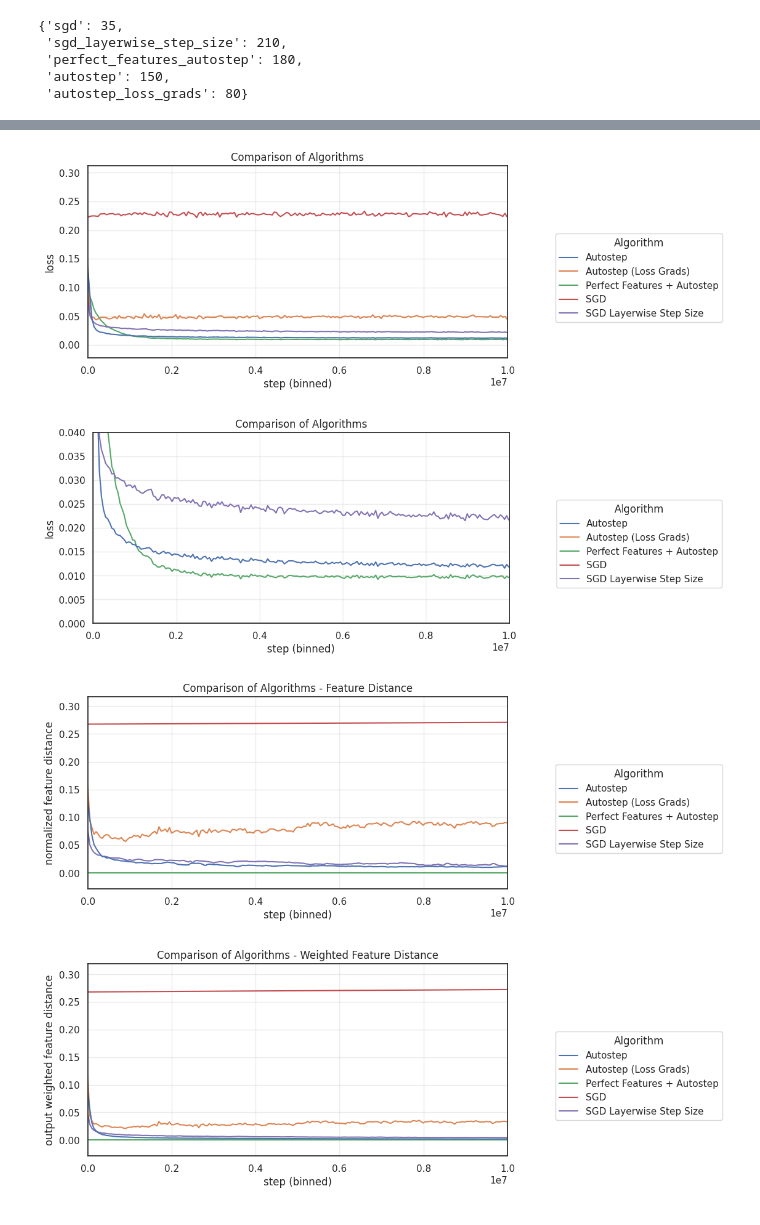
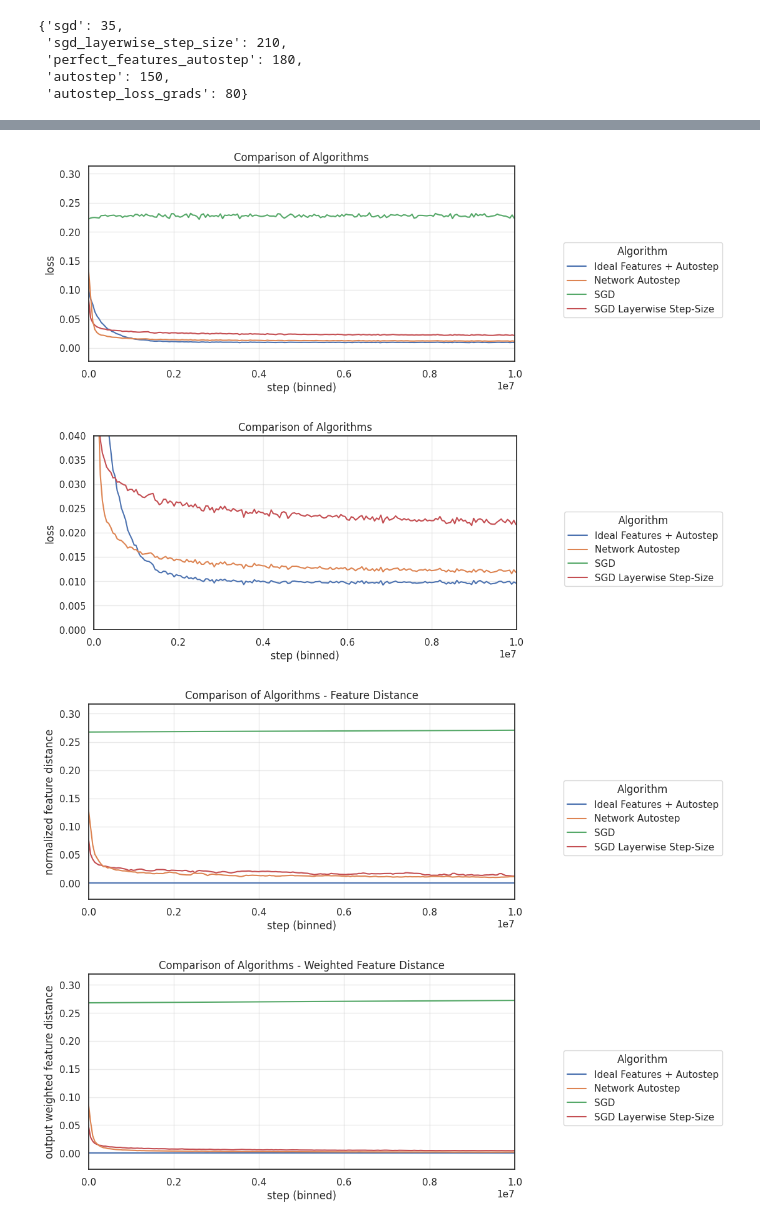
Before and after one commit to ejmejm/phd_research, a Jupyter notebook: phd/feature_search/analysis/paper_v4/ns_grad_descent.ipynb, the cells around one changed output, grey strips where cells are left out. Drawn from its saved outputs; the diff is of its cells as text; code cells hidden in the pictures.

```diff
--- a/phd/feature_search/analysis/paper_v4/ns_grad_descent.ipynb
+++ b/phd/feature_search/analysis/paper_v4/ns_grad_descent.ipynb
@@ -34,7 +34,7 @@ config_dfs, run_dfs = load_experiment_data(config_data_path, run_data_path)
  'autostep_loss_grads': 80}
 # %%
 print("_____Best Hyperparameter Configurations_____")
-best_config_dfs, best_run_dfs = get_best_ablation_values(config_dfs, run_dfs)
+best_config_dfs, best_run_dfs, best_ablation_values = get_best_ablation_values(config_dfs, run_dfs)
 # %% [output]
 _____Best Hyperparameter Configurations_____
 
@@ -84,10 +84,10 @@ combined_config_df = pd.concat(list(best_config_dfs.values()))
 
 algo_map = {
     'sgd': 'SGD',
-    'sgd_layerwise_step_size': 'SGD Layerwise Step Size',
-    'autostep': 'Autostep',
-    'autostep_loss_grads': 'Autostep (Loss Grads)',
-    'perfect_features_autostep': 'Perfect Features + Autostep',
+    'sgd_layerwise_step_size': 'SGD Layerwise Step-Size',
+    'autostep': 'Network Autostep',
+    # 'autostep_loss_grads': 'Autostep (Loss Grads)',
+    'perfect_features_autostep': 'Ideal Features + Autostep',
 }
 
 # Only keep rows whose sweep_name is in algo_map
@@ -133,34 +133,34 @@ plot_learning_curves(
 plt.title('Comparison of Algorithms - Feature Distance')
 plt.show()
 
 plot_learning_curves(
     run_df = combined_run_df,
     config_df = combined_config_df,
     n_bins = 200,
     figsize = (8, 4),
     y_col = 'feature_match/best_match_output_weighted_normalized_distance',
     y_label = 'output weighted feature distance',
     hue_col = 'algo',
     legend_title = 'Algorithm',
 )
 plt.title('Comparison of Algorithms - Weighted Feature Distance')
 plt.show()
 
 plot_learning_curves(
     run_df = combined_run_df,
     config_df = combined_config_df,
     n_bins = 200,
     figsize = (8, 4),
     y_col = 'feature_match/best_match_output_weighted_normalized_distance',
     y_label = 'output weighted feature distance',
     hue_col = 'algo',
     legend_title = 'Algorithm',
 )
 plt.ylim(-0.0002, 0.015)
 plt.title('Comparison of Algorithms - Weighted Feature Distance')
 plt.show()
 # %% [output]
-[figure, old version]
+[figure, new version]
-[figure, old version]
+[figure, new version]
-[figure, old version]
+[figure, new version]
-[figure, old version]
+[figure, new version]
```
Also changed, not shown: parts of 3 cells of this notebook, 2 other files.
